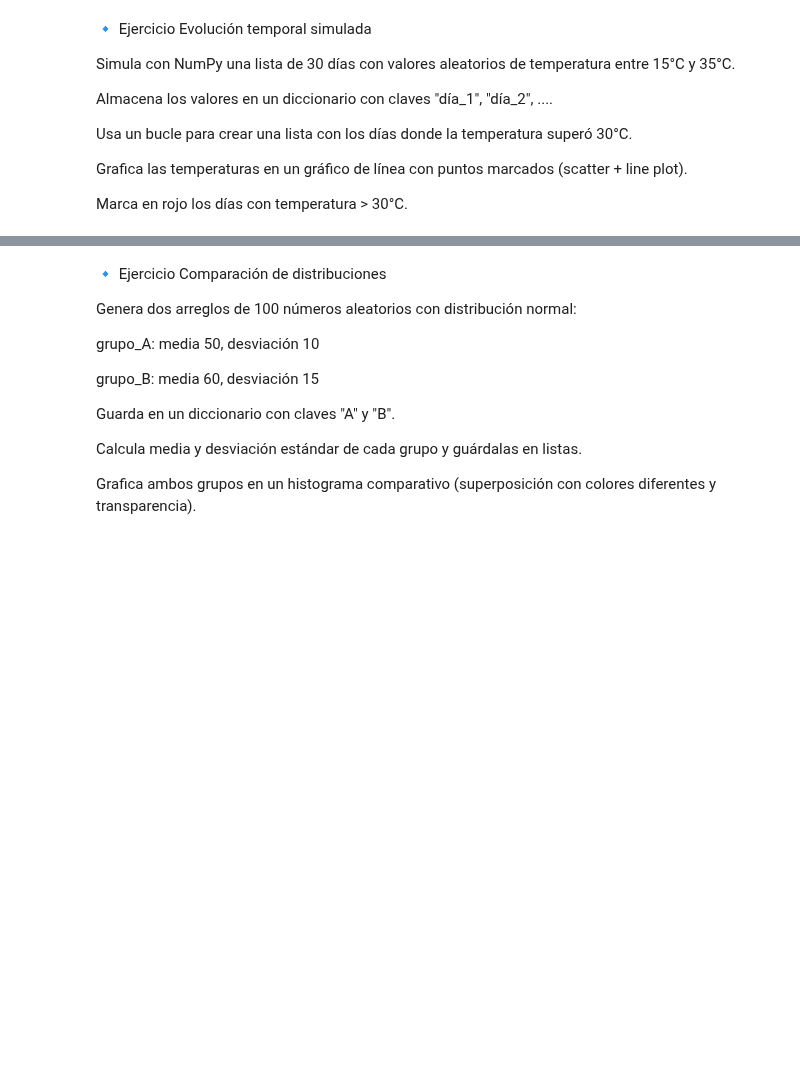
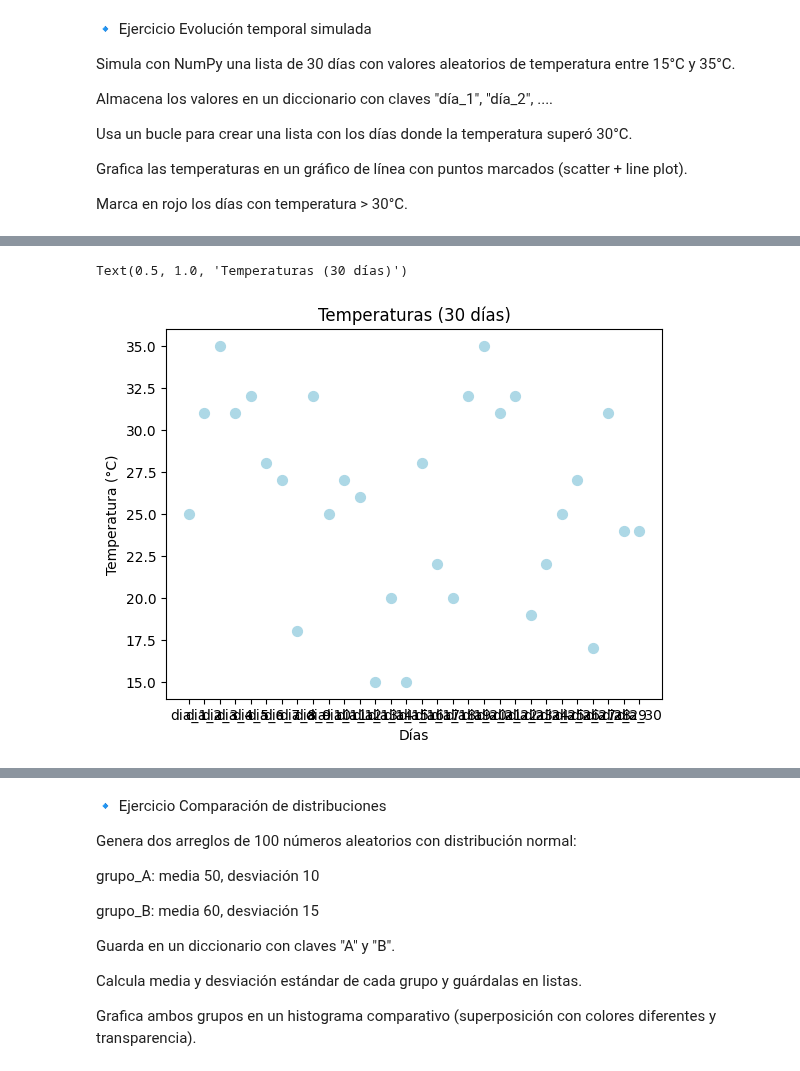
Before and after one commit to Fernando-JAL/Neurociencias-2026-1, a Jupyter notebook: S04_parciales/Parcial_1_profe.ipynb, the cells around one changed output, grey strips where cells are left out. Cells and saved outputs as stored; diff of their text form; code cells hidden in the pictures; blank space fills up the shorter version.

```diff
--- a/S04_parciales/Parcial_1_profe.ipynb
+++ b/S04_parciales/Parcial_1_profe.ipynb
@@ -32,0 +179,8 @@ Marca en rojo los días con temperatura > 30°C.
+# %%
+plt.scatter(dias, temps, color='lightblue', s=50, label='Días')
+plt.xlabel("Días")
+plt.ylabel("Temperatura (°C)")
+plt.title("Temperaturas (30 días)")
+# %% [output]
+Text(0.5, 1.0, 'Temperaturas (30 días)')
+[figure, added]
```
Also changed, not shown: parts of 33 cells of this notebook.
